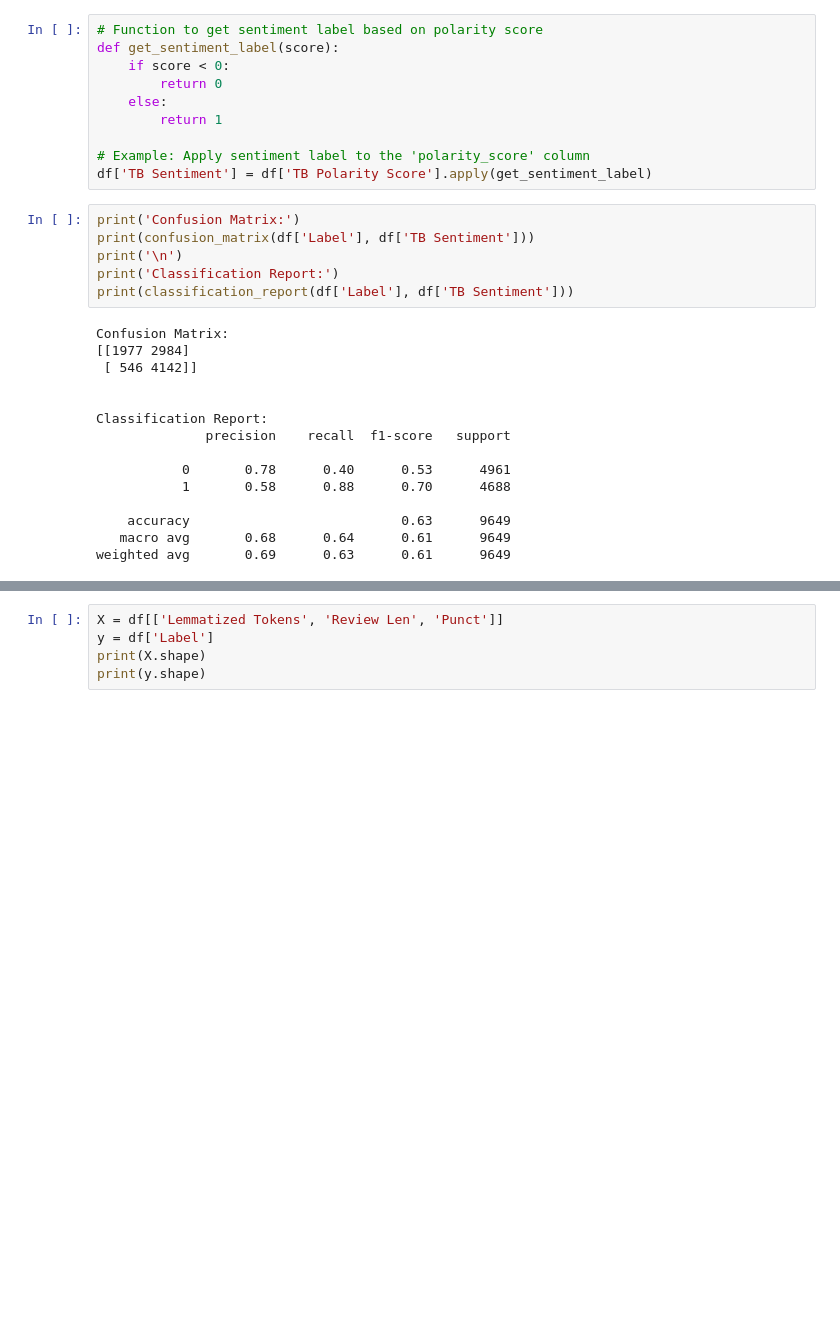
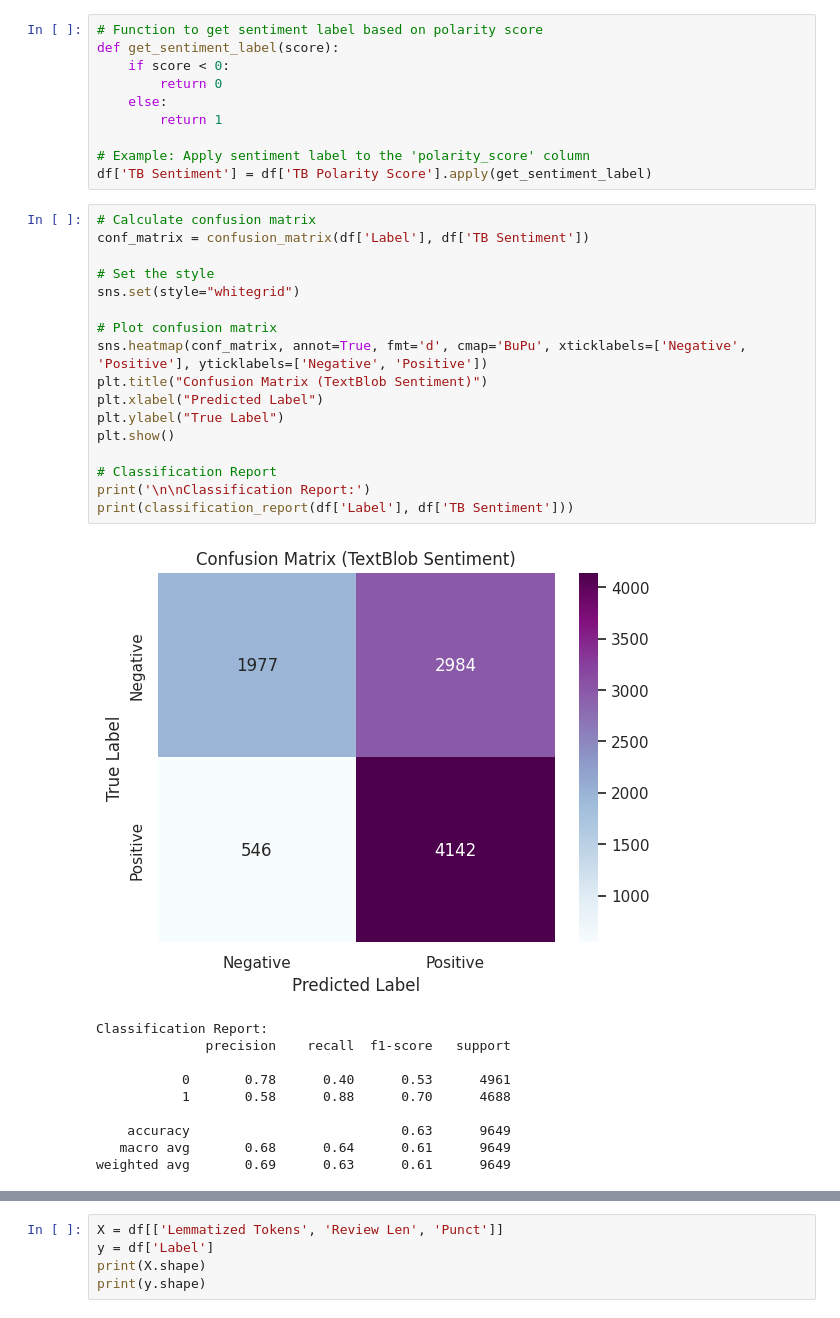
Before and after one commit to rnabilahusna/MP_ProductReview, a Jupyter notebook: MP2_sentiment_analysis_skincare_product_reviews.ipynb, the cells around one changed output, grey strips where cells are left out. Drawn from its saved outputs; the diff is of its cells as text; blank space fills up the shorter version.

```diff
--- a/MP2_sentiment_analysis_skincare_product_reviews.ipynb
+++ b/MP2_sentiment_analysis_skincare_product_reviews.ipynb
@@ -720,25 +729,32 @@ def get_sentiment_label(score):
 
 # Example: Apply sentiment label to the 'polarity_score' column
 df['TB Sentiment'] = df['TB Polarity Score'].apply(get_sentiment_label)
-# %%
-print('Confusion Matrix:')
-print(confusion_matrix(df['Label'], df['TB Sentiment']))
-print('\n')
-print('Classification Report:')
-print(classification_report(df['Label'], df['TB Sentiment']))
-# %% [output]
-Confusion Matrix:
-[[1977 2984]
- [ 546 4142]]
-
-
-Classification Report:
-              precision    recall  f1-score   support
-
-           0       0.78      0.40      0.53      4961
-           1       0.58      0.88      0.70      4688
-
-    accuracy                           0.63      9649
-   macro avg       0.68      0.64      0.61      9649
-weighted avg       0.69      0.63      0.61      9649
+# %%
+# Calculate confusion matrix
+conf_matrix = confusion_matrix(df['Label'], df['TB Sentiment'])
+
+# Set the style
+sns.set(style="whitegrid")
+
+# Plot confusion matrix
+sns.heatmap(conf_matrix, annot=True, fmt='d', cmap='BuPu', xticklabels=['Negative', 'Positive'], yticklabels=['Negative', 'Positive'])
+plt.title("Confusion Matrix (TextBlob Sentiment)")
+plt.xlabel("Predicted Label")
+plt.ylabel("True Label")
+plt.show()
+
+# Classification Report
+print('\n\nClassification Report:')
+print(classification_report(df['Label'], df['TB Sentiment']))
+# %% [output]
+[figure, added]
+Classification Report:
+              precision    recall  f1-score   support
+
+           0       0.78      0.40      0.53      4961
+           1       0.58      0.88      0.70      4688
+
+    accuracy                           0.63      9649
+   macro avg       0.68      0.64      0.61      9649
+weighted avg       0.69      0.63      0.61      9649
 # %% [markdown]
```
Also changed, not shown: parts of 14 cells of this notebook.
